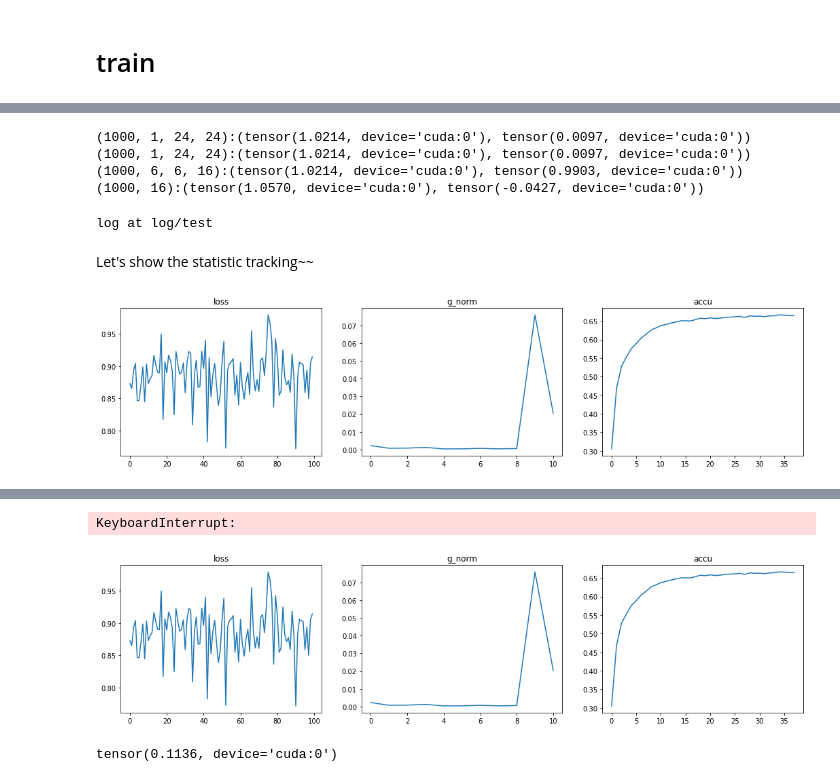
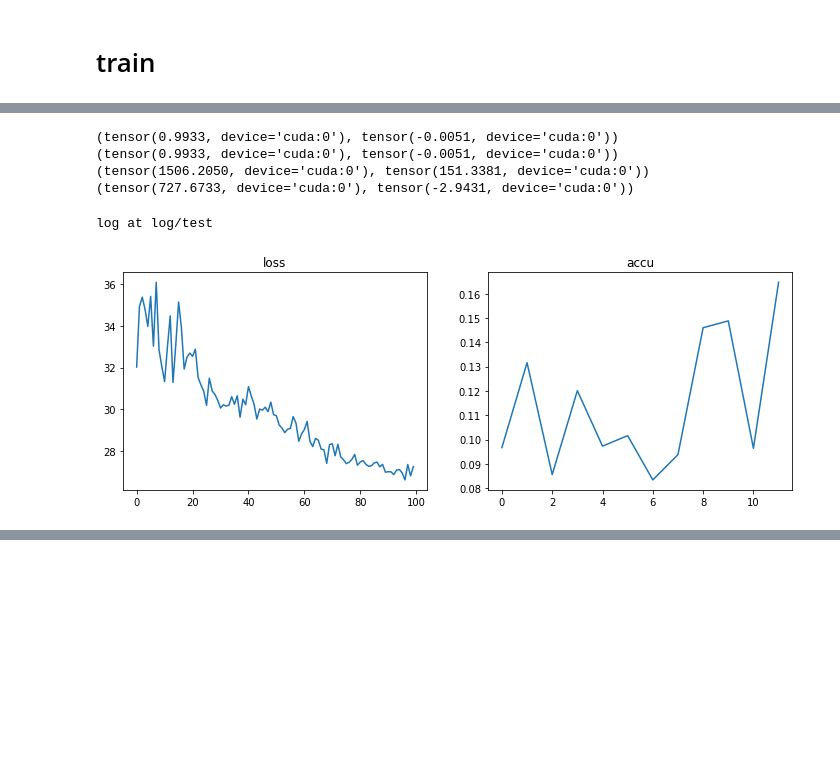
Before and after one commit to veya2ztn/TNproject, a Jupyter notebook: Model and Train.ipynb, the cells around one changed output, grey strips where cells are left out. Cells and saved outputs as stored; diff of their text form; code cells hidden in the pictures; blank space fills up the shorter version.

```diff
--- a/Model and Train.ipynb
+++ b/Model and Train.ipynb
@@ -1130,0 +824,4 @@ def rdetemp(shape,non_contracting_index=None):
+# %%
+model = PEPS_uniform_shape_symmetry_deep_model(W=6,H=6,virtual_bond_dim=3,in_physics_bond=16)
+a=torch.randn(11,6,6,16)
+model(a).shape
@@ -3058,7 +2757,7 @@ import time
 from mltool.dataaccelerate import DataSimfetcher
 from mltool.loggingsystem import LoggingSystem
 # %%
-train_loader= torch.utils.data.DataLoader(dataset=mnist_train, batch_size=1000, shuffle=True)
-test_loader = torch.utils.data.DataLoader(dataset=mnist_test , batch_size=1000, shuffle=False)
+train_loader= torch.utils.data.DataLoader(dataset=mnist_train, batch_size=3000, shuffle=True)
+test_loader = torch.utils.data.DataLoader(dataset=mnist_test , batch_size=3000, shuffle=False)
 # %%
 from models.extend_model import Patch2NetworkInput
@@ -3089,4 +2795,3 @@ model = model.to(device)
 # %%
 def preprocess_images(image):
-    image = image
-    return image
+    return (image)
@@ -3097,34 +2800,32 @@ infiniter = DataSimfetcher(train_loader, device=device)
 image,label= infiniter.next()
 bs,c,w,h = image.shape
 with torch.no_grad():
-    x = image;print(f"{tuple(x.shape)}:{torch.std_mean(x)}")
-    x = preprocess_images(x);print(f"{tuple(x.shape)}:{torch.std_mean(x)}")
-    x = model[0](x);print(f"{tuple(x.shape)}:{torch.std_mean(x)}")
-    x = model[1](x);print(f"{tuple(x.shape)}:{torch.std_mean(x)}")
-    #x = model[2](x);print(f"{tuple(x.shape)}:{torch.std_mean(x)}")
-    #x = model(x);print(f"{tuple(x.shape)}:{x.norm().item()}")
+    x     = preprocess_images(image);print(torch.std_mean(x))
+    x     = model[0](x);print(torch.std_mean(x))
+    x     = model[1](x);print(torch.std_mean(x))
+    x     = model[2](x);print(torch.std_mean(x))
+    #label = image.flatten().long()
+    #logits     = model(binary).reshape(bs*w*h,2)
+    #print(model(binary).squeeze().norm())
 # %% [output]
-(1000, 1, 24, 24):(tensor(1.0214, device='cuda:0'), tensor(0.0097, device='cuda:0'))
-(1000, 1, 24, 24):(tensor(1.0214, device='cuda:0'), tensor(0.0097, device='cuda:0'))
-(1000, 6, 6, 16):(tensor(1.0214, device='cuda:0'), tensor(0.9903, device='cuda:0'))
-(1000, 16):(tensor(1.0570, device='cuda:0'), tensor(-0.0427, device='cuda:0'))
+(tensor(0.9933, device='cuda:0'), tensor(-0.0051, device='cuda:0'))
+(tensor(0.9933, device='cuda:0'), tensor(-0.0051, device='cuda:0'))
+(tensor(1506.2050, device='cuda:0'), tensor(151.3381, device='cuda:0'))
+(tensor(727.6733, device='cuda:0'), tensor(-2.9431, device='cuda:0'))
 # %%
 optimizer = torch.optim.Adam(model.parameters(), lr=0.001)
 # %%
 # main loop
 logsys            = LoggingSystem(True,"log/test")
-metric_list       = ['loss','g_norm','accu']
-losses=[]
-accues=[]
+metric_list       = ['loss','accu']
+lses=[]
+lres=[]
 # %% [output]
 log at log/test
-# %% [markdown]
-Let's show the statistic tracking~~
 # %%
 metric_dict       = logsys.initial_metric_dict(metric_list)
 master_bar        = logsys.create_master_bar(300)
-master_bar.set_multiply_graph(figsize=(9,3),engine=[['plot','plot','plot']],labels=[metric_list])
-accu = loss = -1
+master_bar.set_multiply_graph(figsize=(12,4),engine=[['plot']*len(metric_list)],labels=[metric_list])
 for epoch in master_bar:
     start_time = time.time()
     model.train()
@@ -3134,50 +2835,40 @@ for epoch in master_bar:
         image,label= infiniter.next()
         bs,c,w,h = image.shape
         optimizer.zero_grad()
         binary     = preprocess_images(image)
         logits     = model(binary).squeeze()
         loss       = torch.nn.CrossEntropyLoss()(logits,label)
         loss.backward()
-        #nn.utils.clip_grad_norm_(model.parameters(), 1)
         if torch.isnan(loss):raise
+
+
         #nn.utils.clip_grad_norm_(p, max_norm=1)
         optimizer.step()
-#        g_norm=[(p.grad.norm()/p.norm()).item() for name,p in model.named_parameters() ]
-        g_norm=[(p.grad.norm()/p.norm()).item() for name,p in model[1].named_parameters() if 'unit' in name]
-        g_norm+=[(p.grad.norm()/p.norm()).item() for name,p in model[2].named_parameters()]
-        losses.append(loss.item())
+        lses.append(loss.log().item())
         #lres.append(sum([(p.grad/p).norm() for p in model.parameters()]).log().item())
-
-        if inter_b.now%5==0:
-            #print(g_norm
-            master_bar.update_graph_multiply([[losses[-100:],g_norm,accues[-100:]
-                                               #stdes[-100:],meanes[-100:]
-                                              ]])
-        loss = loss.item()
-        master_bar.lwrite('Epoch: %.3i \t Loss: %.4f \t Accu: %.4f \t Time: %.2f s' %(epoch, loss, accu,time.time() - start_time),end='\r')
-        #master_bar.lwrite('Epoch: %.3i \t Loss: %.4f \t Std: %.4f Mean: %.4f \t Time: %.2f s' %(epoch, loss, std,mean,time.time() - start_time),end='\r')
+        if inter_b.now%20==0:
+            master_bar.update_graph_multiply([[lses[-100:],lres[-100:]]])
     model.eval()
     prefetcher = DataSimfetcher(test_loader, device=device)
     inter_b    = logsys.create_progress_bar(len(test_loader))
     labels     = []
     logits     = []
     with torch.no_grad():
         while inter_b.update_step():
             image,label= prefetcher.next()
             binary     = preprocess_images(image)
             logit      = model(binary).squeeze()
             loss       = torch.nn.CrossEntropyLoss()(logit ,label)
             labels.append(label)
             logits.append(logit)
     labels  = torch.cat(labels)
     logits  = torch.cat(logits)
     pred_labels  = torch.argmax(logits,-1)
     accu =  torch.sum(pred_labels == labels)/len(labels)
 
-    accues.append(accu)
-    master_bar.update_graph_multiply([[losses[-100:],g_norm,accues[-100:]]])
-    accu = accu.item()
-    master_bar.lwrite('Epoch: %.3i \t Loss: %.4f \t Accu: %.4f \t Time: %.2f s' %(epoch, loss, accu,time.time() - start_time),end='\r')
+    lres.append(accu)
+    master_bar.update_graph_multiply([[lses[-100:],lres[-100:]]])
+    print('\nEpoch: %.3i \t Accu: %.4f \t Time: %.2f s' %(epoch, accu.item(), time.time() - start_time),end='\r')
 # %% [output]
-[figure, old version]
+[figure, new version]
 [interactive output not drawn]
@@ -3185,9 +2887,3 @@ Epoch: 038       Loss: 0.8108    Accu: 0.6643    Time: 0.24 sss
-KeyboardInterrupt:
-[figure, removed]
-# %%
-accu
-# %% [output]
-tensor(0.1136, device='cuda:0')
 # %%
 def sample(self, bs, random_start=False):
     """
```
Also changed, not shown: parts of 55 cells of this notebook, 1 other file.
